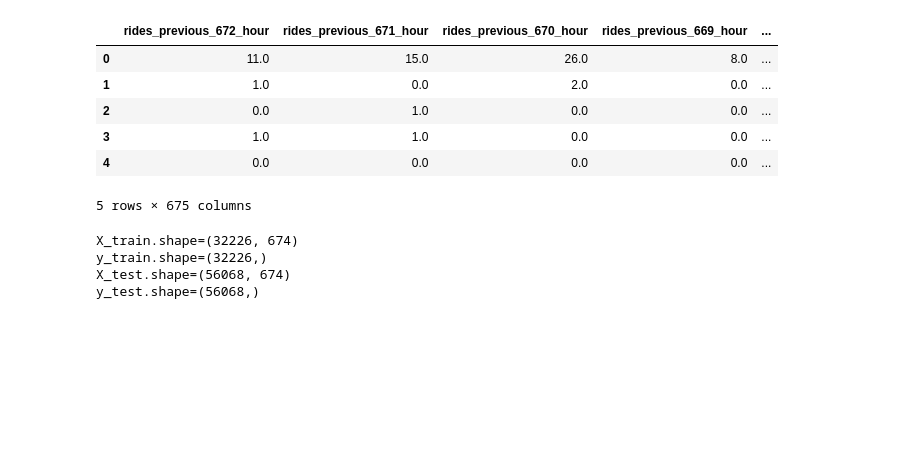
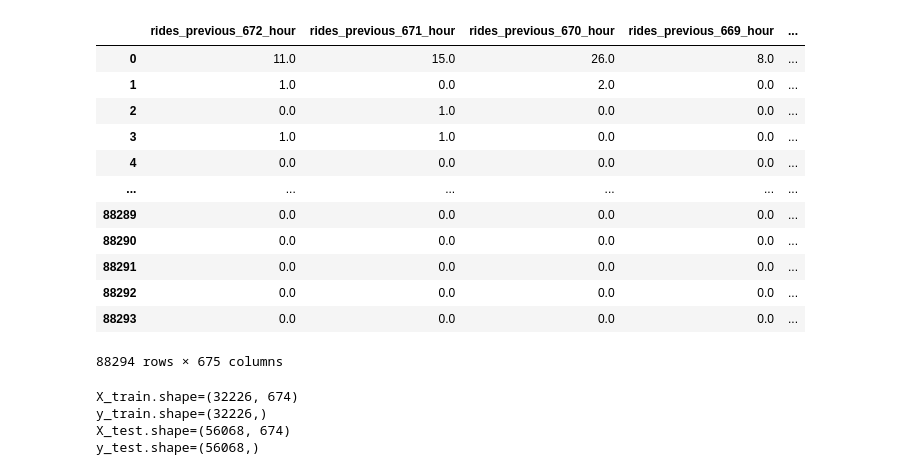
Before and after one commit to FRANKSADWAR/taxi_demand_prediction, a Jupyter notebook: notebooks/09_lightbm_with_hyperparameter_tuning.ipynb, the cells around one changed output. Drawn from its saved outputs; the diff is of its cells as text; code cells hidden in the pictures; blank space fills up the shorter version.

```diff
--- a/notebooks/09_lightbm_with_hyperparameter_tuning.ipynb
+++ b/notebooks/09_lightbm_with_hyperparameter_tuning.ipynb
@@ -16,14 +22,20 @@ from src.data_split import train_test_split
 # %%
 df = pd.read_parquet(TRANSFORMED_DATA_DIR / 'tarbular_data.parquet')
-df.head()
+df
 # %% [output]
 |  | rides_previous_672_hour | rides_previous_671_hour | rides_previous_670_hour | rides_previous_669_hour | ... |
 | 0 | 11.0 | 15.0 | 26.0 | 8.0 | ... |
 | 1 | 1.0 | 0.0 | 2.0 | 0.0 | ... |
 | 2 | 0.0 | 1.0 | 0.0 | 0.0 | ... |
 | 3 | 1.0 | 1.0 | 0.0 | 0.0 | ... |
 | 4 | 0.0 | 0.0 | 0.0 | 0.0 | ... |
+| ... | ... | ... | ... | ... | ... |
+| 88289 | 0.0 | 0.0 | 0.0 | 0.0 | ... |
+| 88290 | 0.0 | 0.0 | 0.0 | 0.0 | ... |
+| 88291 | 0.0 | 0.0 | 0.0 | 0.0 | ... |
+| 88292 | 0.0 | 0.0 | 0.0 | 0.0 | ... |
+| 88293 | 0.0 | 0.0 | 0.0 | 0.0 | ... |
-5 rows × 675 columns
+88294 rows × 675 columns
 # %%
 X_train, y_train, X_test, y_test = train_test_split(
     df,
```
Also changed, not shown: parts of 4 cells of this notebook, 3 other files.
